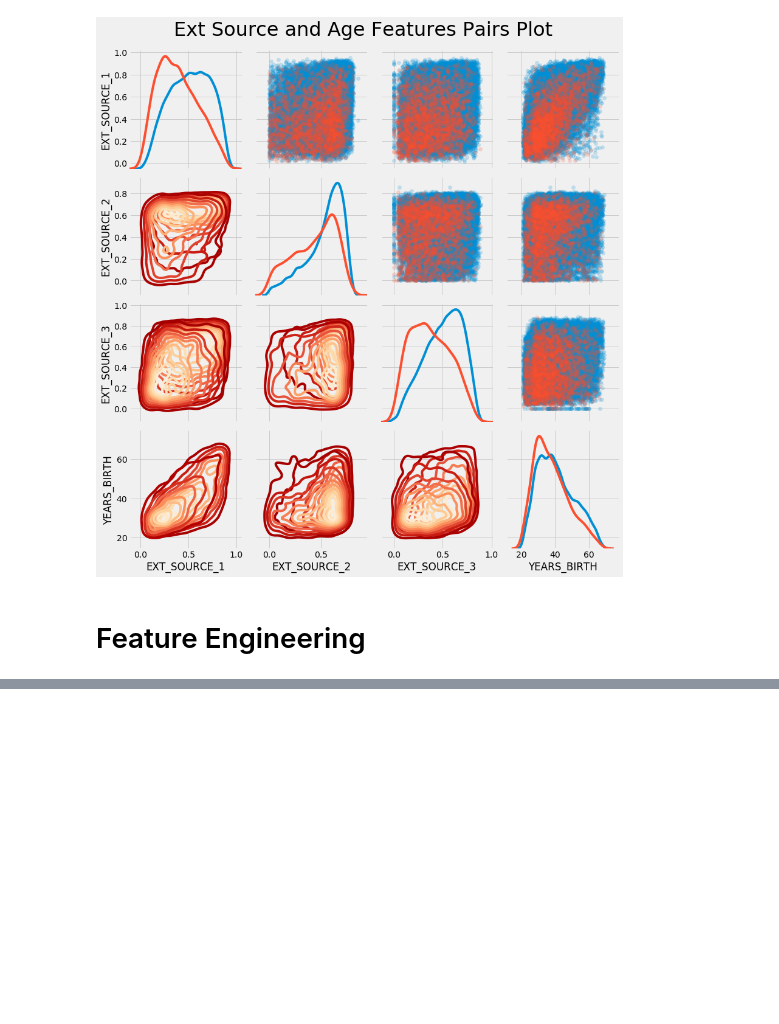
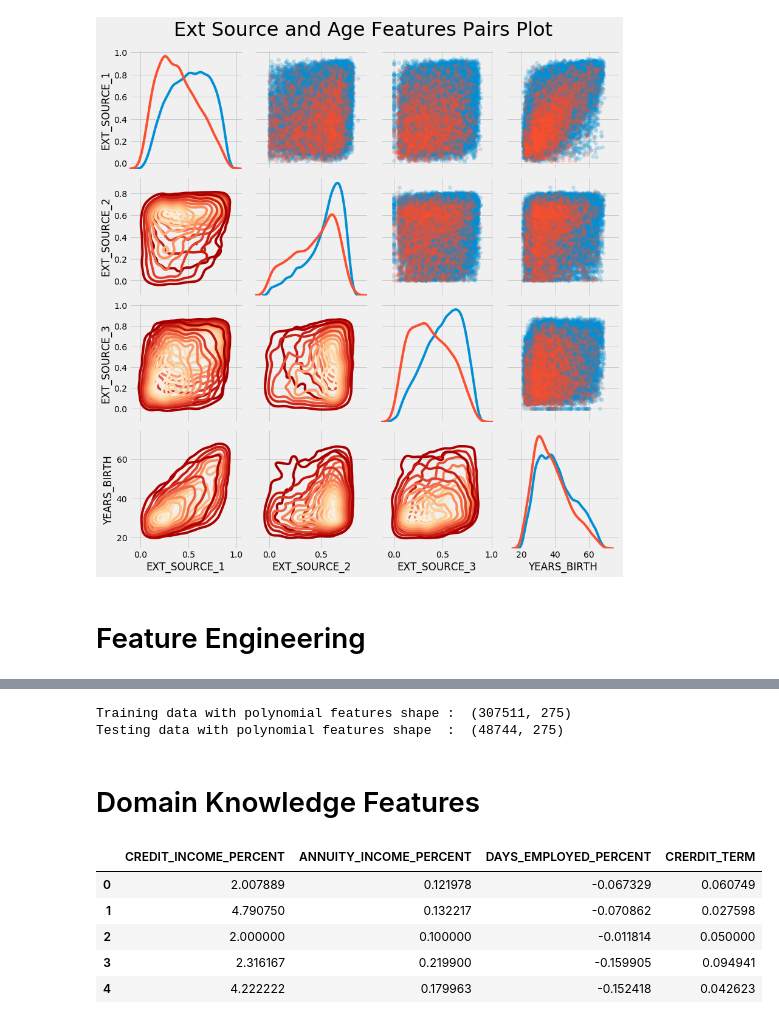
Before and after one commit to takkmj/hello_world, a Jupyter notebook: kaggle_home_credit/home_credit_practice.ipynb, the cells around one changed output, grey strips where cells are left out. Drawn from its saved outputs; the diff is of its cells as text; code cells hidden in the pictures; blank space fills up the shorter version.

```diff
--- a/kaggle_home_credit/home_credit_practice.ipynb
+++ b/kaggle_home_credit/home_credit_practice.ipynb
@@ -524,0 +577,16 @@ print('Polynomial Features shape: ', poly_features.shape)
+# %%
+poly_features['SK_ID_CURR'] = train['SK_ID_CURR']
+train_poly = train.merge(poly_features, on = 'SK_ID_CURR', how = 'left')
+
+poly_features_test['SK_ID_CURR'] = test['SK_ID_CURR']
+test_poly = test.merge(poly_features_test, on = 'SK_ID_CURR', how = 'left')
+
+train_poly, test_poly = train_poly.align(test_poly, join = 'inner', axis = 1)
+
+print('Training data with polynomial features shape : ', train_poly.shape)
+print('Testing data with polynomial features shape  : ', test_poly.shape)
+# %% [output]
+Training data with polynomial features shape :  (307511, 275)
+Testing data with polynomial features shape  :  (48744, 275)
+# %% [markdown]
+# Domain Knowledge Features
@@ -524,0 +596,15 @@ print('Polynomial Features shape: ', poly_features.shape)
+# %%
+train_domain['CREDIT_INCOME_PERCENT'] = train_domain['AMT_CREDIT'] / train_domain['AMT_INCOME_TOTAL']
+train_domain['ANNUITY_INCOME_PERCENT'] = train_domain['AMT_ANNUITY'] / train_domain['AMT_INCOME_TOTAL']
+train_domain['DAYS_EMPLOYED_PERCENT'] = train_domain['DAYS_EMPLOYED'] / train_domain['DAYS_BIRTH']
+train_domain['CRERDIT_TERM'] = train_domain['AMT_ANNUITY'] / train_domain['AMT_CREDIT']
+
+train_domain[['CREDIT_INCOME_PERCENT', 'ANNUITY_INCOME_PERCENT',
+              'DAYS_EMPLOYED_PERCENT', 'CRERDIT_TERM']].head()
+# %% [output]
+|  | CREDIT_INCOME_PERCENT | ANNUITY_INCOME_PERCENT | DAYS_EMPLOYED_PERCENT | CRERDIT_TERM |
+| 0 | 2.007889 | 0.121978 | -0.067329 | 0.060749 |
+| 1 | 4.790750 | 0.132217 | -0.070862 | 0.027598 |
+| 2 | 2.000000 | 0.100000 | -0.011814 | 0.050000 |
+| 3 | 2.316167 | 0.219900 | -0.159905 | 0.094941 |
+| 4 | 4.222222 | 0.179963 | -0.152418 | 0.042623 |
```
Also changed, not shown: parts of 8 cells of this notebook.
